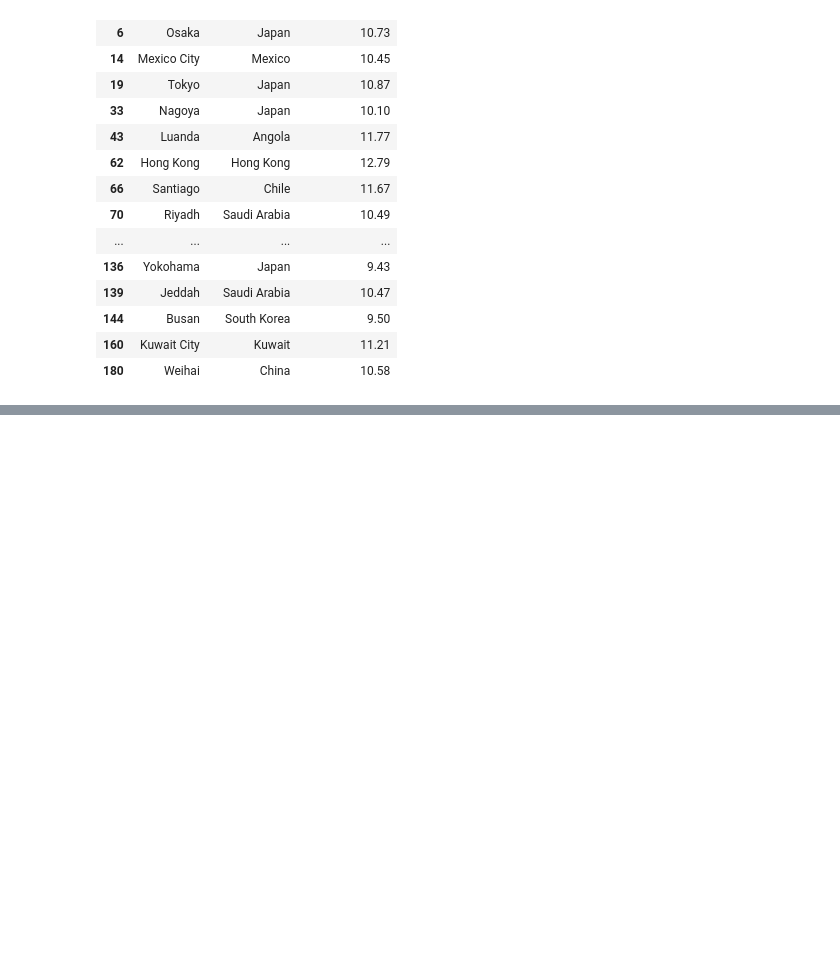
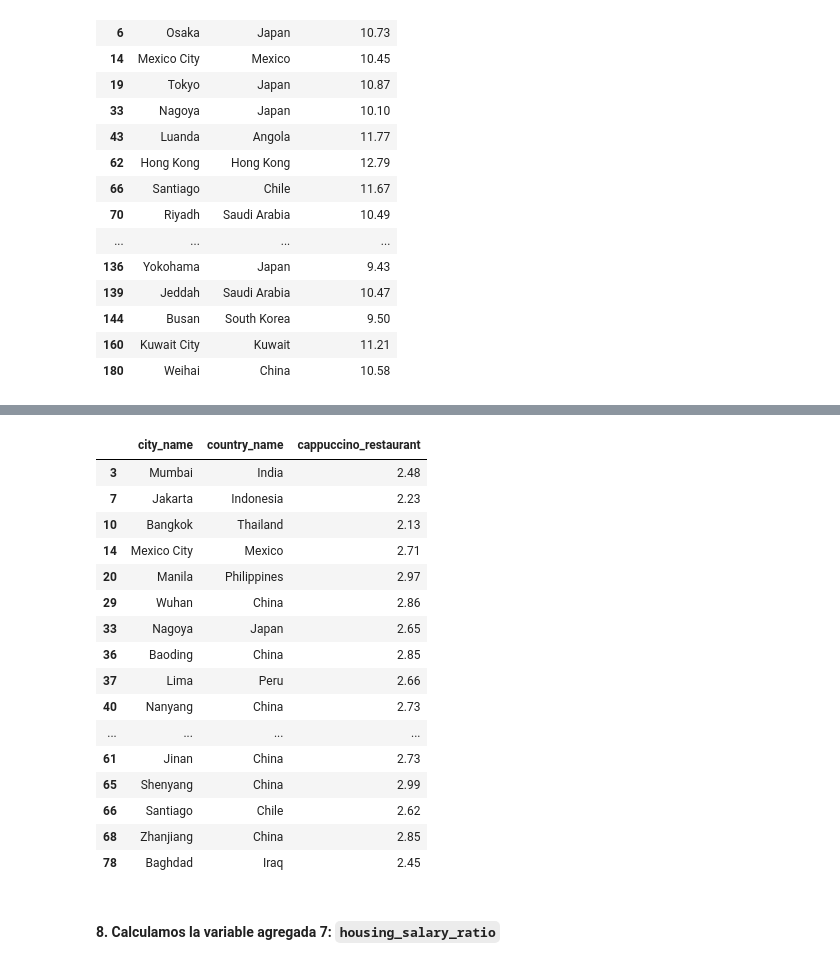
Before and after one commit to danielaaguirrej55-source/EDA-Nomadismo-Digital, a Jupyter notebook: src/notebooks/variables_agregadas_danielaaguirrej_EDA.ipynb, the cells around one changed output, grey strips where cells are left out. Cells and saved outputs as stored; diff of their text form; code cells hidden in the pictures; blank space fills up the shorter version.

Commit message:
Update variables agregadas notebook

```diff
--- a/src/notebooks/variables_agregadas_danielaaguirrej_EDA.ipynb
+++ b/src/notebooks/variables_agregadas_danielaaguirrej_EDA.ipynb
@@ -400,0 +542,19 @@ df_cost.loc[
+# %%
+# Cálculo de la relación entre salario neto y coste de vida mensual:
+
+df_cost['local_purchasing_power'] = (
+    df_cost['avg_net_salary'] / df_cost['monthly_nomad_cost']
+)
+
+# Datos estadísticos generales de la nueva variable agregada: capacidad de compra
+
+print(f"Valores estadísticos de la variable agregada relacionada con capacidad de compra:")
+print(f"------------------------------------------------------------------------------------")
+print(df_cost['local_purchasing_power'].describe())
+
+# Y calculamos números de ciudades donde el salario está por debajo del coste
+# Hay casi 1300 ciudades donde el salario neto promedio no permite subsistir
+
+print(f"------------------------------------------------------------------------------------")
+print(f"Ciudades donde salario > coste: {(df_cost['local_purchasing_power'] > 1).sum()}")
+print(f"Ciudades donde salario < coste: {(df_cost['local_purchasing_power'] < 1).sum()}")
@@ -400,0 +583,10 @@ df_cost.loc[
+# %%
+#Normalización Min-Max (escala 0 a 1)
+
+#Interpretación: 0 = ciudad más barata, 1 = ciudad más cara.
+
+min_val = df_cost["cappuccino_restaurant"].min()
+max_val = df_cost["cappuccino_restaurant"].max()
+
+df_cost["cappuccino_index"] = (df_cost["cappuccino_restaurant"] - min_val) / (max_val - min_val)
+df_cost["cappuccino_index"].describe()
@@ -400,0 +637,30 @@ df_cost.loc[
+# %%
+# Y seguimos aplicando la misma logica
+
+low_price_cappuccino = df_cost["cappuccino_restaurant"].quantile(0.40)
+high_price_capuccino = df_cost["cappuccino_restaurant"].quantile(0.60)
+
+df_cost.loc[
+    df_cost["cappuccino_restaurant"].between(low_price_cappuccino, high_price_capuccino),
+    ["city_name","country_name","cappuccino_restaurant"]
+].head(20)
+# %% [output]
+|  | city_name | country_name | cappuccino_restaurant |
+| 3 | Mumbai | India | 2.48 |
+| 7 | Jakarta | Indonesia | 2.23 |
+| 10 | Bangkok | Thailand | 2.13 |
+| 14 | Mexico City | Mexico | 2.71 |
+| 20 | Manila | Philippines | 2.97 |
+| 29 | Wuhan | China | 2.86 |
+| 33 | Nagoya | Japan | 2.65 |
+| 36 | Baoding | China | 2.85 |
+| 37 | Lima | Peru | 2.66 |
+| 40 | Nanyang | China | 2.73 |
+| ... | ... | ... | ... |
+| 61 | Jinan | China | 2.73 |
+| 65 | Shenyang | China | 2.99 |
+| 66 | Santiago | Chile | 2.62 |
+| 68 | Zhanjiang | China | 2.85 |
+| 78 | Baghdad | Iraq | 2.45 |
+# %% [markdown]
+#### **8. Calculamos la variable agregada 7: `housing_salary_ratio`**
```
Also changed, not shown: parts of 21 cells of this notebook.
